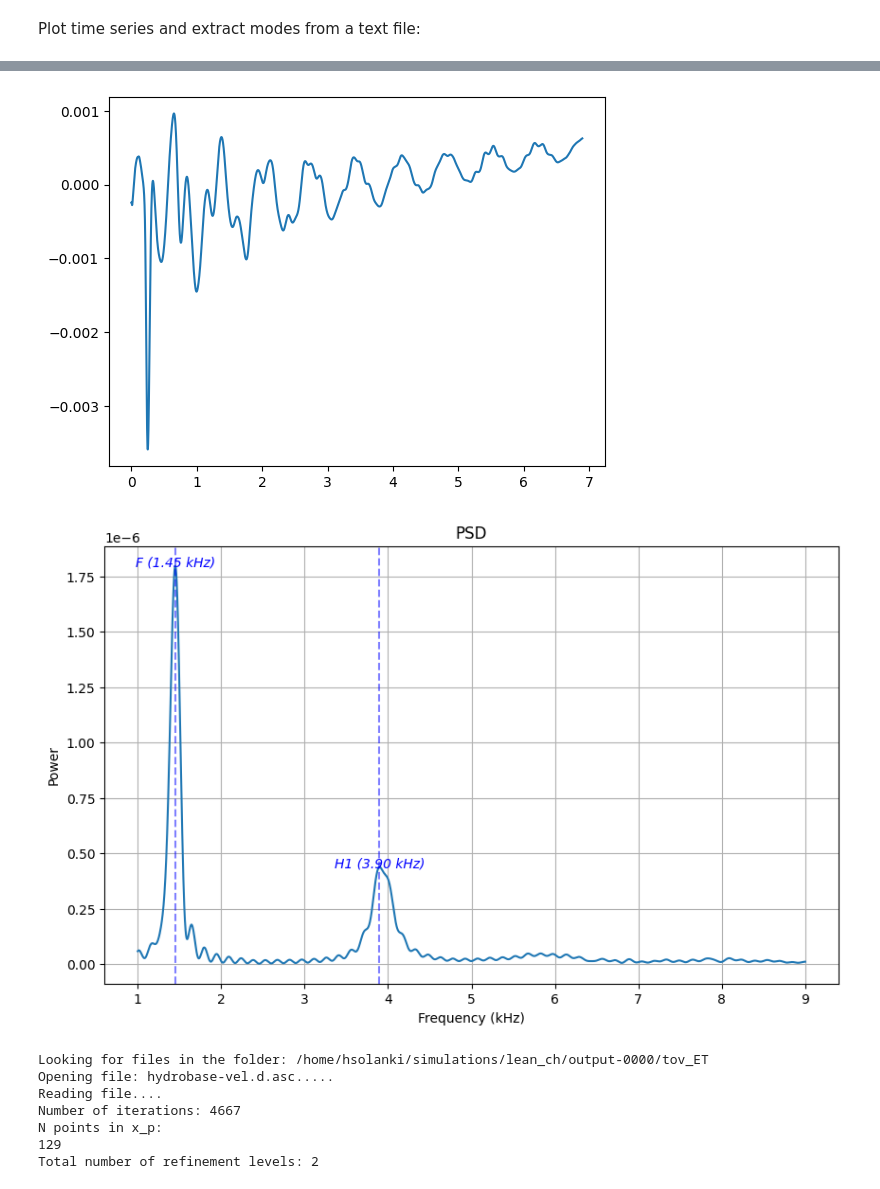
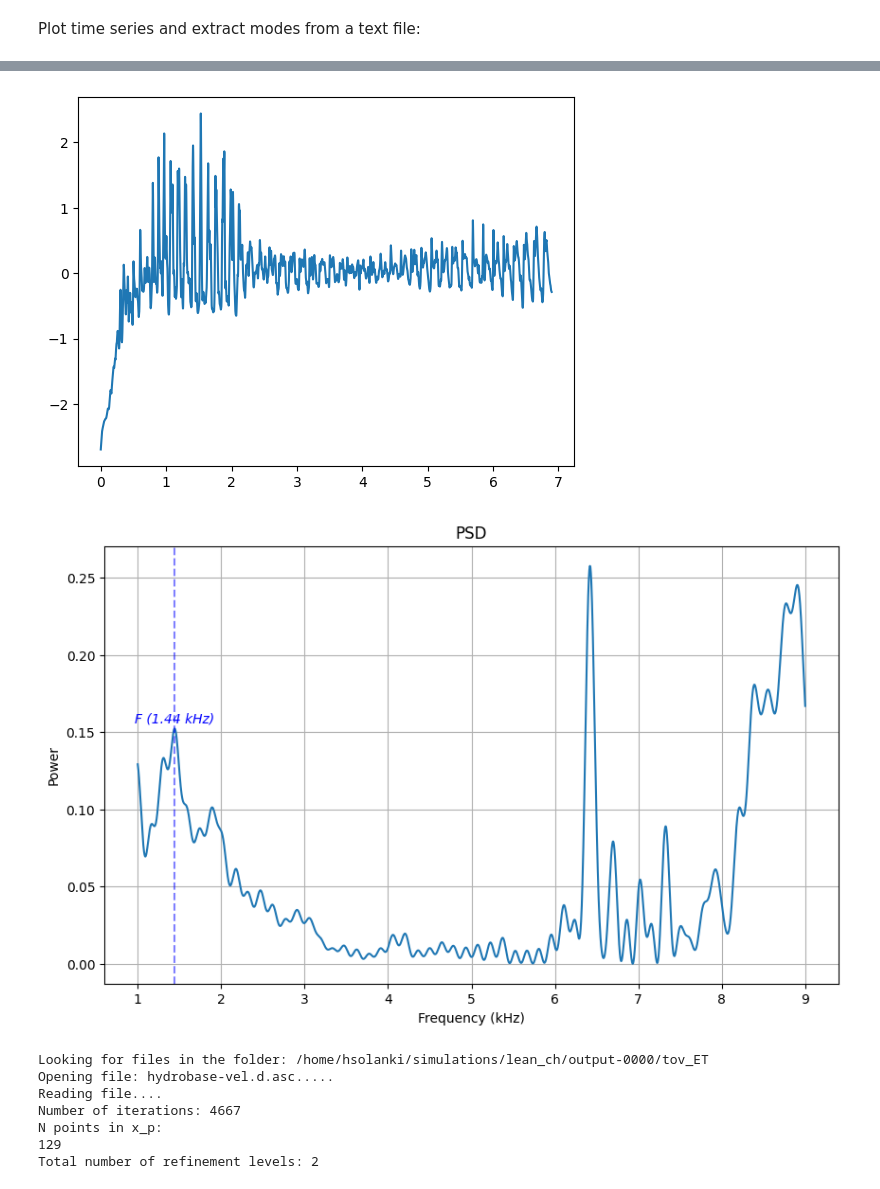
Before and after one commit to harsh-c0ds/My-Work, a Jupyter notebook: TOV/mode_ext.ipynb, the cells around one changed output, grey strips where cells are left out. Saved outputs shown, nothing was run; the diff lists cells and outputs as text; code cells hidden in the pictures.

```diff
--- a/TOV/mode_ext.ipynb
+++ b/TOV/mode_ext.ipynb
@@ -299,10 +402,13 @@ file_l_b_1_0002 = output_dir + "rho_timeseries_l_b_1_0002.txt"
 # %%
-data = np.loadtxt("/home/hsolanki/simulations/adm_mp1/output-0000/tov_ET/mp_rho_l0_m0_r0.50.asc", comments='#')
+data = np.loadtxt("/home/hsolanki/simulations/adm_mp1/output-0000/tov_ET/mp_rho_l0_m0_r9.00.asc", comments='#')
 
 time = data[:, 0] / 203
 rho = data[:, 1]
+lim = (time >= 0.0) & (time <= 7)
 
 rho = np.array(rho)
+time = time[lim]
+rho = rho[lim]
 rho = (rho) / rho[0]  # normalize density
 rho -= np.mean(rho)  # remove DC component
 
@@ -313,13 +419,13 @@ freq_p, power_p = fourier_transform(time, rho)
 
 peaks_p, properties = find_peaks(
     power_p,
-    height=np.max(power_p) * 0.07,
+    height=np.max(power_p) * 0.55,
     prominence=np.percentile(power_p, 95) * 0.35,
     width=8,
 )
 
 F_c_p = freq_p[peaks_p[0]]  # Frequency of fundamental mode in kHz
-labels = ["F", "H1"]
+labels = ["F"]
 spectra = [
     {
         "freq": freq_p,
@@ -328,7 +434,8 @@ spectra = [
         "labels": labels,
         "color": "blue",
         "name": "ADM_p",
-        "yoffset": 0
+        #"yoffset": 0
+        "xoffset": 5
     }
 ]
 
@@ -336,36 +443,36 @@ plt.figure(figsize=(10, 6))
 plt.plot(freq_p, power_p)
 
 # --- annotate peaks ---
 for spec in spectra:
     for i, peak_idx in enumerate(spec["peaks"][:len(spec["labels"])]):
         x = spec["freq"][peak_idx]
         y = spec["power"][peak_idx]
 
         plt.axvline(
             x=x,
             color=spec["color"],
             linestyle="--",
             alpha=0.5
         )
 
         plt.annotate(
             f"{spec['labels'][i]} ({x:.2f} kHz)",
             xy=(x, y),
-            xytext=(0, spec["yoffset"]),
+            xytext=(0, spec["xoffset"]),
             textcoords="offset points",
             ha="center",
             fontstyle="italic",
             color=spec["color"]
         )
 
 plt.xlabel("Frequency (kHz)")
 plt.ylabel("Power")
 plt.title("PSD")
 plt.grid()
 plt.show()
 # %% [output]
-[figure, old version]
+[figure, new version]
-[figure, old version]
+[figure, new version]
 # %%
 ###### Density and Lapse 1D Slice ########
 
```
Also changed, not shown: parts of 1 cell of this notebook.
